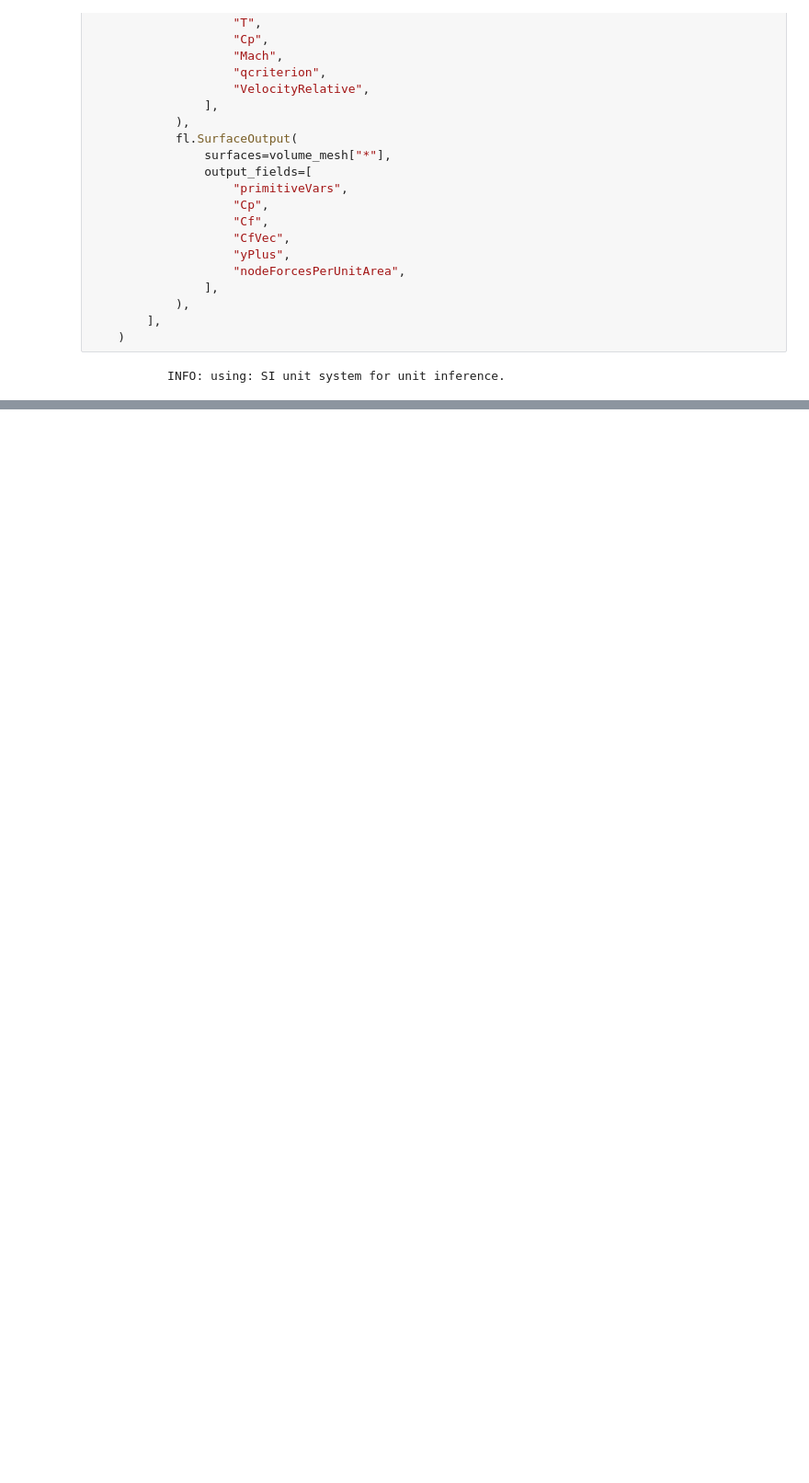
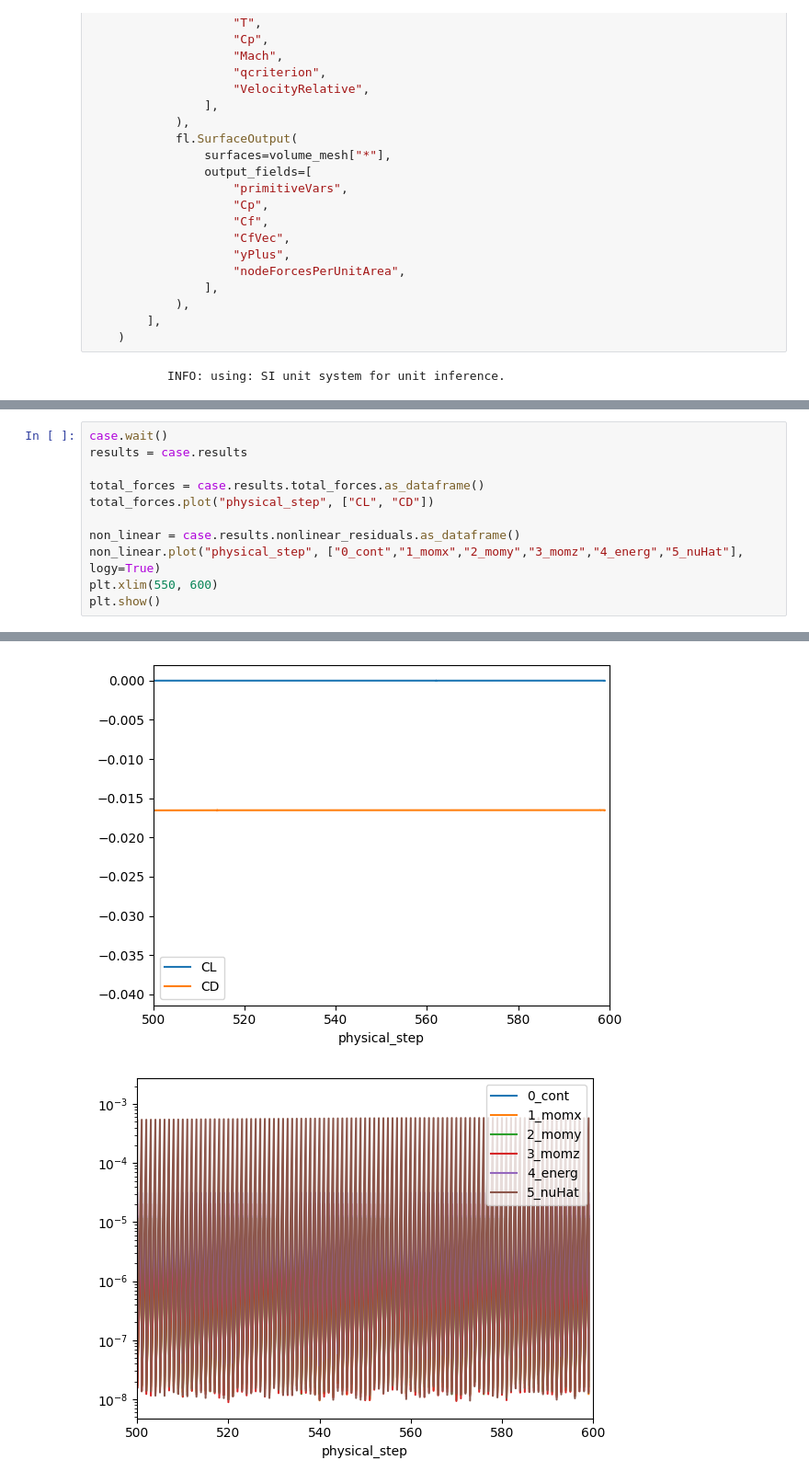
Before and after one commit to flexcompute/Flow360, a Jupyter notebook: examples/example_library/time_accurate_XV_15.ipynb, the cells around one changed output, grey strips where cells are left out. Shown at 92% size. Cells and saved outputs as stored; diff of their text form; blank space fills up the shorter version.

```diff
--- a/examples/example_library/time_accurate_XV_15.ipynb
+++ b/examples/example_library/time_accurate_XV_15.ipynb
@@ -144,0 +162,12 @@ case = project.run_case(
+# %%
+case.wait()
+results = case.results
+
+total_forces = case.results.total_forces.as_dataframe()
+total_forces.plot("physical_step", ["CL", "CD"])
+
+non_linear = case.results.nonlinear_residuals.as_dataframe()
+non_linear.plot("physical_step", ["0_cont","1_momx","2_momy","3_momz","4_energ","5_nuHat"], logy=True)
+plt.xlim(550, 600)
+plt.show()
+# %% [output]
@@ -144,0 +182,2 @@ case = project.run_case(
+[figure, added]
+[figure, added]
```
Also changed, not shown: parts of 9 cells of this notebook, 1 other file.
